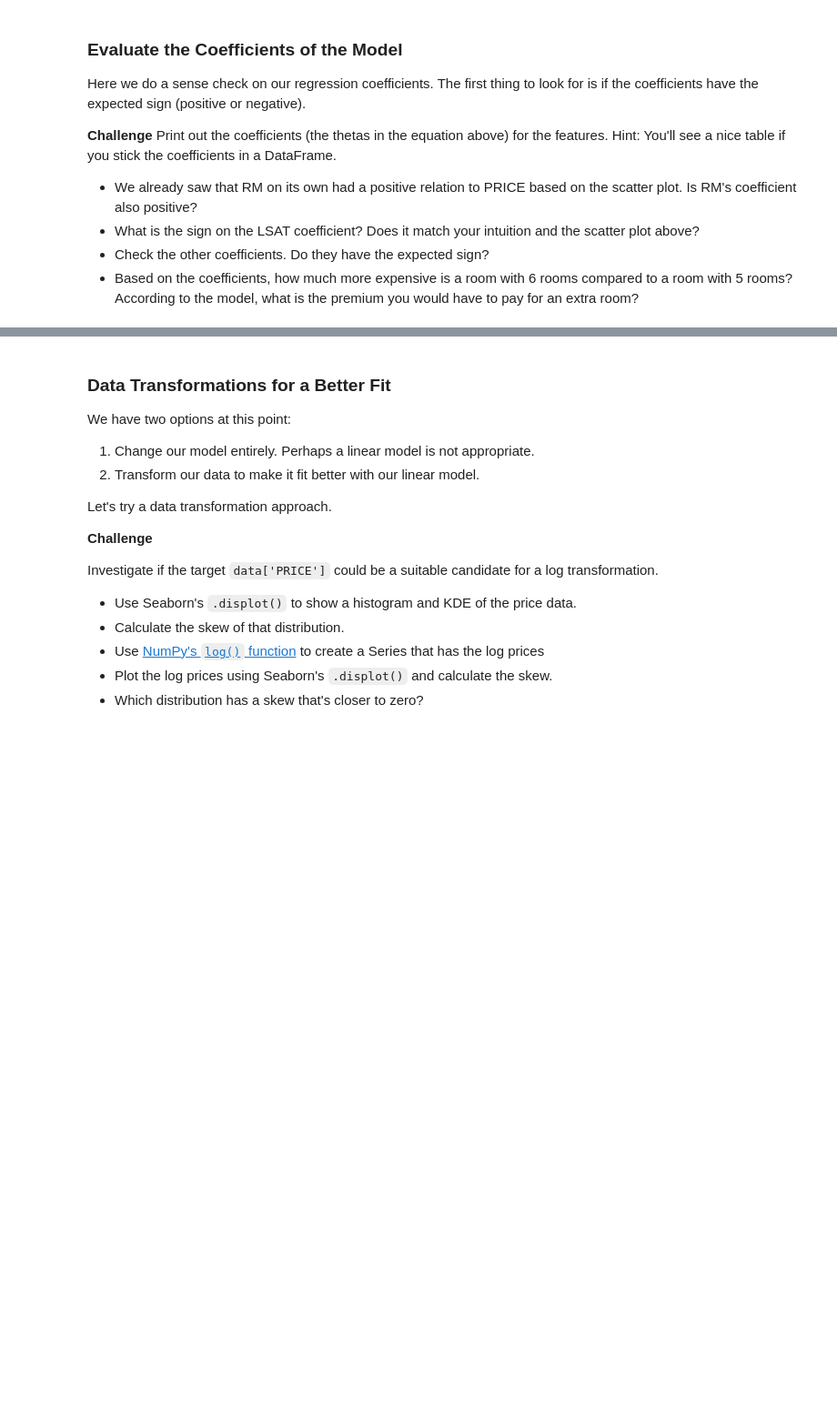
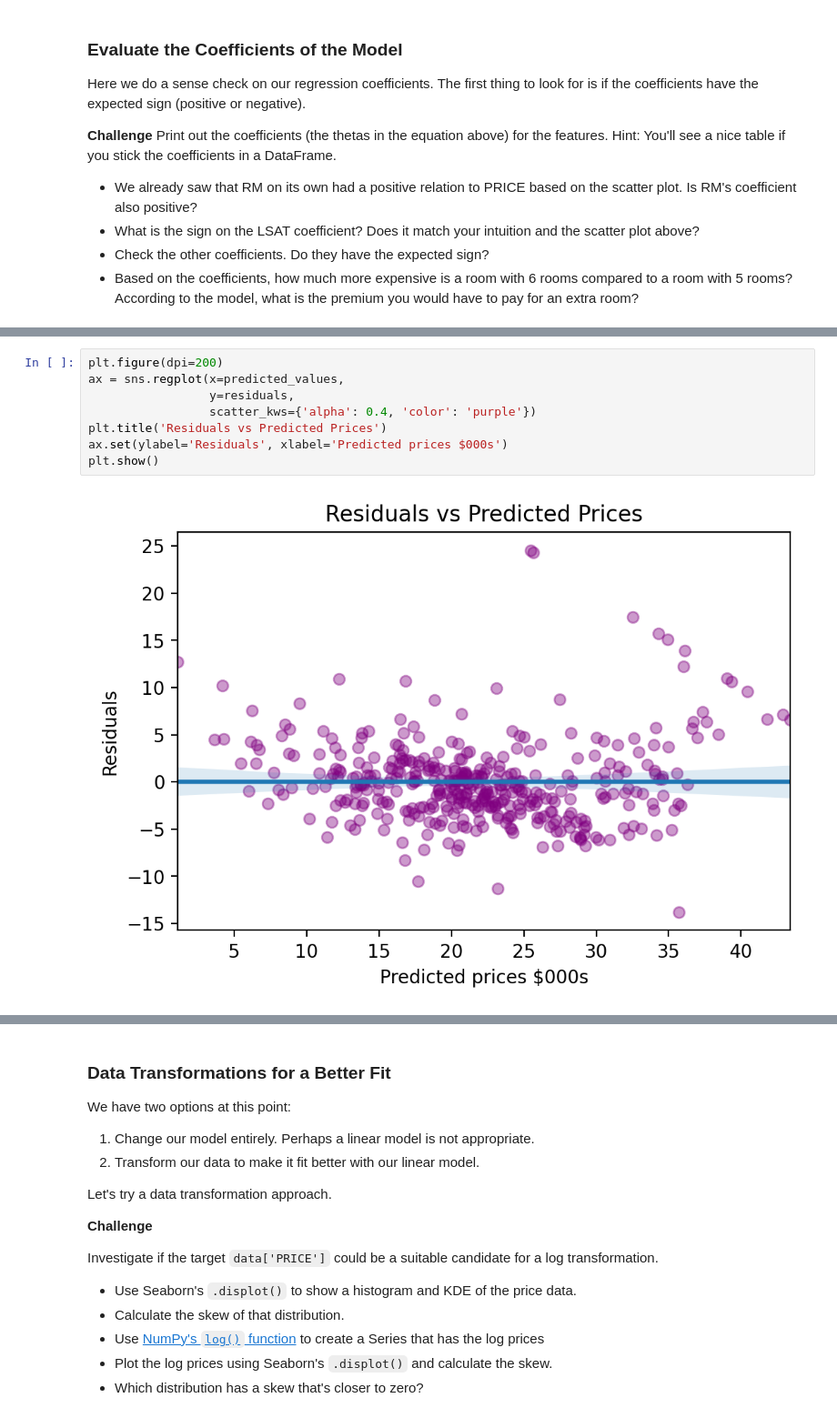
Before and after one commit to cedoula/100-days-of-code-python, a Jupyter notebook: Projects/Day_56/Multivariable_Regression/Multivariable_Regression_and_Valuation_Model.ipynb, the cells around one changed output, grey strips where cells are left out. Shown at 91% size. Saved outputs shown, nothing was run; the diff lists cells and outputs as text; blank space fills up the shorter version.

```diff
--- a/Projects/Day_56/Multivariable_Regression/Multivariable_Regression_and_Valuation_Model.ipynb
+++ b/Projects/Day_56/Multivariable_Regression/Multivariable_Regression_and_Valuation_Model.ipynb
@@ -370,3 +420,13 @@ The second plot should be the residuals against the predicted prices. Here's wha
+# %%
+plt.figure(dpi=200)
+ax = sns.regplot(x=predicted_values,
+                 y=residuals,
+                 scatter_kws={'alpha': 0.4, 'color': 'purple'})
+plt.title('Residuals vs Predicted Prices')
+ax.set(ylabel='Residuals', xlabel='Predicted prices $000s')
+plt.show()
+# %% [output]
+[figure, added]
 # %% [markdown]
 Why do we want to look at the residuals? We want to check that they look random. Why? The residuals represent the errors of our model. If there's a pattern in our errors, then our model has a systematic bias.
 
```
Also changed, not shown: parts of 14 cells of this notebook.
